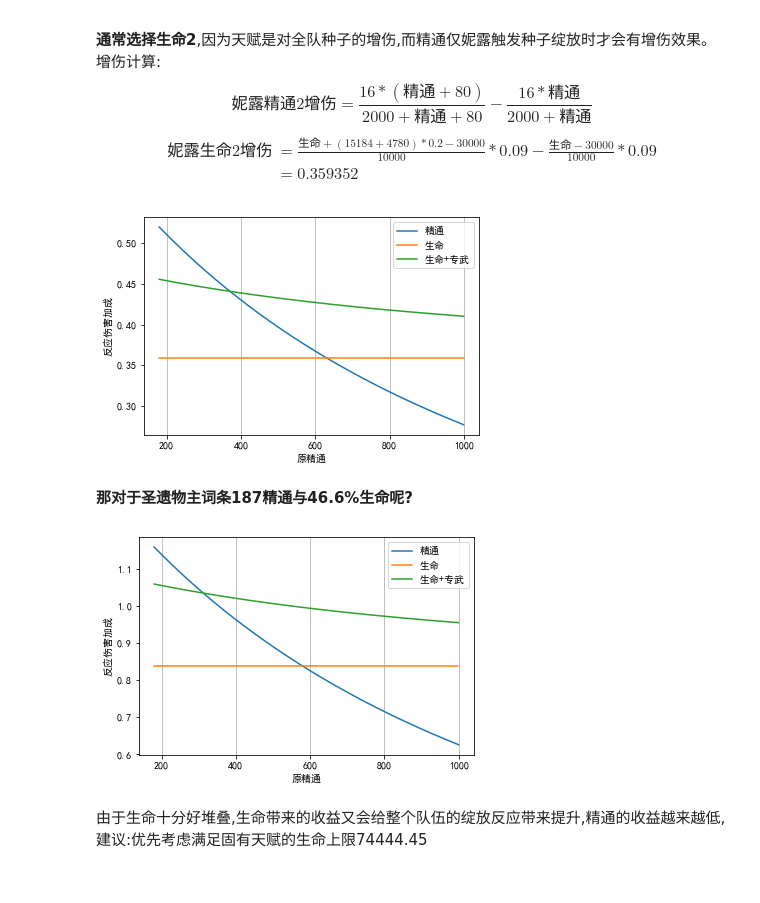
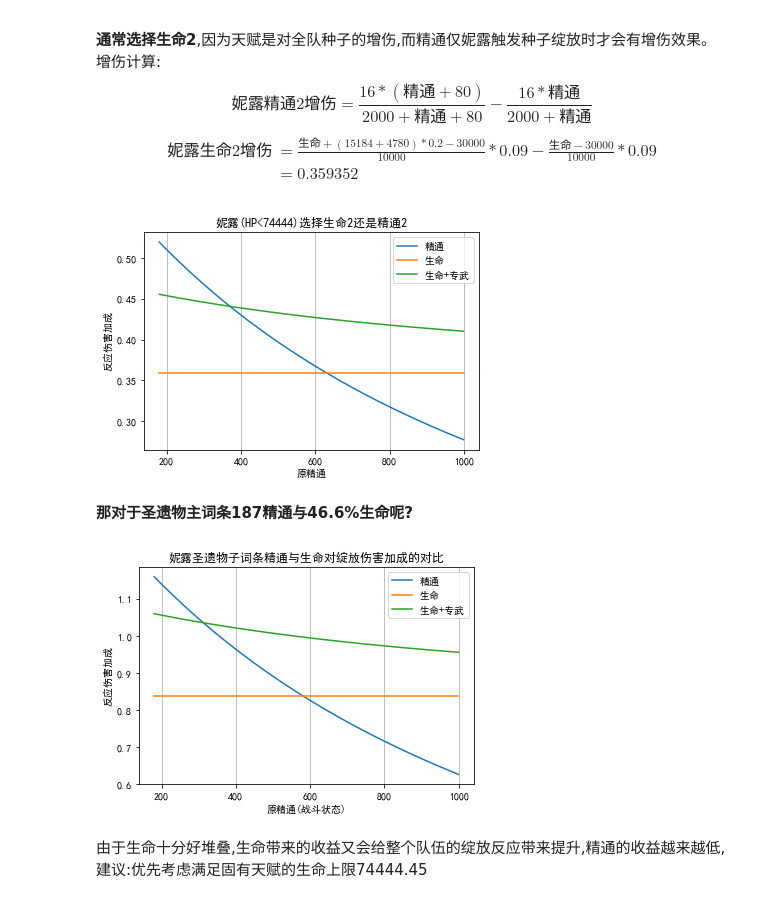
Before and after one commit to muedsa/mihoyo-lab-notebook, a Jupyter notebook: genshin-impact/bloom-reactions.ipynb, the cells around one changed output. Cells and saved outputs as stored; diff of their text form; code cells hidden in the pictures.

```diff
--- a/genshin-impact/bloom-reactions.ipynb
+++ b/genshin-impact/bloom-reactions.ipynb
@@ -287,17 +288,18 @@ $$\begin{split}
 # %%
 oEm = np.arange(180, 1000)
 plt.plot(oEm, (16 * (oEm + 80))/(2000 + oEm + 80) -
          (16 * oEm)/(2000 + oEm), label='精通')
 plt.plot(oEm, np.repeat(0.359352, oEm.size), label='生命')
 plt.plot(oEm, (16 * (oEm + 14.374))/(2000 + oEm + 14.374) -
          (16 * oEm)/(2000 + oEm) + 0.359352, label='生命+专武')
 plt.grid(axis='x')
 plt.xlabel('原精通')
 plt.ylabel('反应伤害加成')
+plt.title('妮露(HP<74444)选择生命2还是精通2')
 plt.legend()
 plt.show()
 # %% [output]
-[figure, old version]
+[figure, new version]
 # %% [markdown]
 **那对于圣遗物主词条187精通与46.6%生命呢?**
 # %%
@@ -309,12 +311,13 @@ plt.plot(oEm, np.repeat((15194 + 4780) * 0.466 /
 plt.plot(oEm, (16 * (oEm + 33.4916))/(2000 + oEm + 33.4916) - (16 * oEm) /
          (2000 + oEm) + (15194 + 4780) * 0.466 / 1000 * 0.09, label='生命+专武')
 plt.grid(axis='x')
-plt.xlabel('原精通')
+plt.xlabel('原精通(战斗状态)')
 plt.ylabel('反应伤害加成')
+plt.title('妮露圣遗物子词条精通与生命对绽放伤害加成的对比')
 plt.legend()
 plt.show()
 # %% [output]
-[figure, old version]
+[figure, new version]
 # %% [markdown]
 由于生命十分好堆叠,生命带来的收益又会给整个队伍的绽放反应带来提升,精通的收益越来越低,建议:优先考虑满足固有天赋的生命上限74444.45
 # %% [markdown]
```
Also changed, not shown: parts of 8 cells of this notebook.
